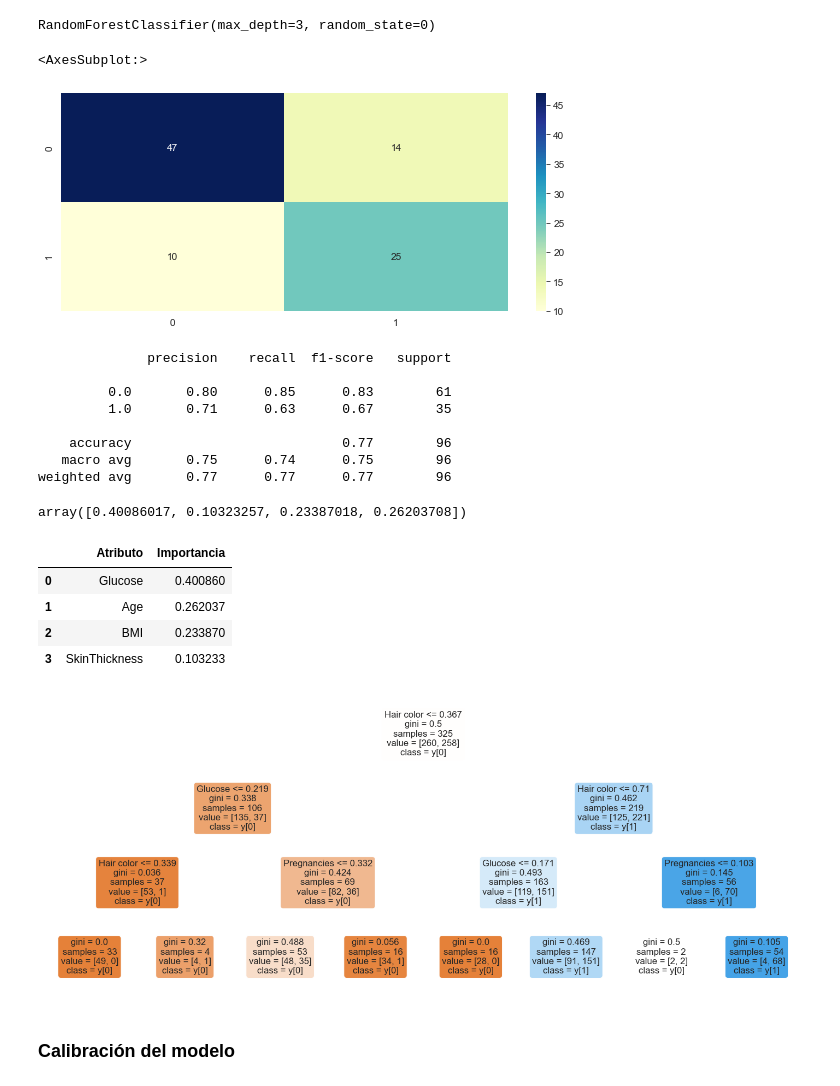
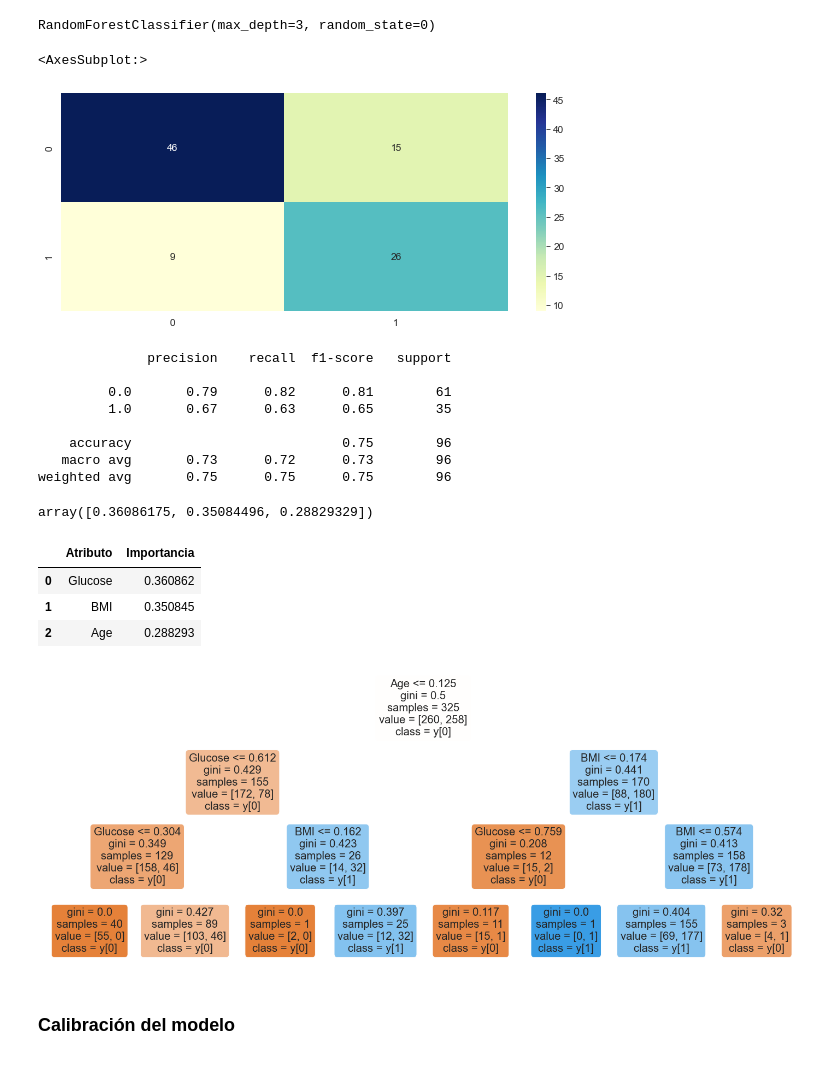
Before and after one commit to malvarezg1/BI, a Jupyter notebook: Laboratorio1.ipynb, the cells around one changed output. Drawn from its saved outputs; the diff is of its cells as text; code cells hidden in the pictures.

```diff
--- a/Laboratorio1.ipynb
+++ b/Laboratorio1.ipynb
@@ -378,8 +376,8 @@ print(selector.get_support())
 ['Hair color', 'Pregnancies', 'Glucose', 'BloodPressure', 'SkinThickness', 'Insulin', 'BMI', 'DiabetesPedigreeFunction', 'Age']
 [False False  True False  True False  True False  True]
 # %%
-X_train=X_train.drop(columns=["Hair color","DiabetesPedigreeFunction","Insulin","Pregnancies","BloodPressure"])
-X_test=X_test.drop(columns=["Hair color","DiabetesPedigreeFunction","Insulin","Pregnancies","BloodPressure"])
+X_train=X_train.drop(columns=["Hair color","DiabetesPedigreeFunction","Insulin","Pregnancies","BloodPressure","SkinThickness"])
+X_test=X_test.drop(columns=["Hair color","DiabetesPedigreeFunction","Insulin","Pregnancies","BloodPressure","SkinThickness"])
 # %% [markdown]
 ### Árbol
 # %% [markdown]
@@ -557,39 +577,38 @@ plt.figure(figsize = (10,4))
 sn.heatmap(cm2, annot=True, cmap="YlGnBu")
 # %% [output]
 <AxesSubplot:>
-[figure, old version]
+[figure, new version]
 # %%
 print(classification_report(y_test, predictedRandomForest))
 # %% [output]
               precision    recall  f1-score   support
 
-         0.0       0.80      0.85      0.83        61
-         1.0       0.71      0.63      0.67        35
+         0.0       0.79      0.82      0.81        61
+         1.0       0.67      0.63      0.65        35
 
-    accuracy                           0.77        96
-   macro avg       0.75      0.74      0.75        96
-weighted avg       0.77      0.77      0.77        96
+    accuracy                           0.75        96
+   macro avg       0.73      0.72      0.73        96
+weighted avg       0.75      0.75      0.75        96
 # %%
 importanciaRF = randomForest.feature_importances_
 importanciaRF
 # %% [output]
-array([0.40086017, 0.10323257, 0.23387018, 0.26203708])
+array([0.36086175, 0.35084496, 0.28829329])
 # %%
 importancia_atributoRF = pd.DataFrame(data={"Atributo": X_train.columns,"Importancia": importanciaRF})
 importancia_atributoRF = importancia_atributoRF.sort_values(by='Importancia', ascending=False).reset_index(drop=True)
 importancia_atributoRF
 # %% [output]
 |  | Atributo | Importancia |
-| 0 | Glucose | 0.400860 |
-| 1 | Age | 0.262037 |
-| 2 | BMI | 0.233870 |
-| 3 | SkinThickness | 0.103233 |
+| 0 | Glucose | 0.360862 |
+| 1 | BMI | 0.350845 |
+| 2 | Age | 0.288293 |
 # %%
 figRF = plt.figure(figsize = (25,10))
-treeRF = tree.plot_tree(randomForest.estimators_[0],feature_names= X.columns, class_names = True,filled=True, impurity=True,
+treeRF = tree.plot_tree(randomForest.estimators_[0],feature_names= X_train.columns, class_names = True,filled=True, impurity=True,
           rounded=True )
 # %% [output]
-[figure, old version]
+[figure, new version]
 # %% [markdown]
 ### Calibración del modelo
 # %%
```
Also changed, not shown: parts of 22 cells of this notebook, 2 other files.
